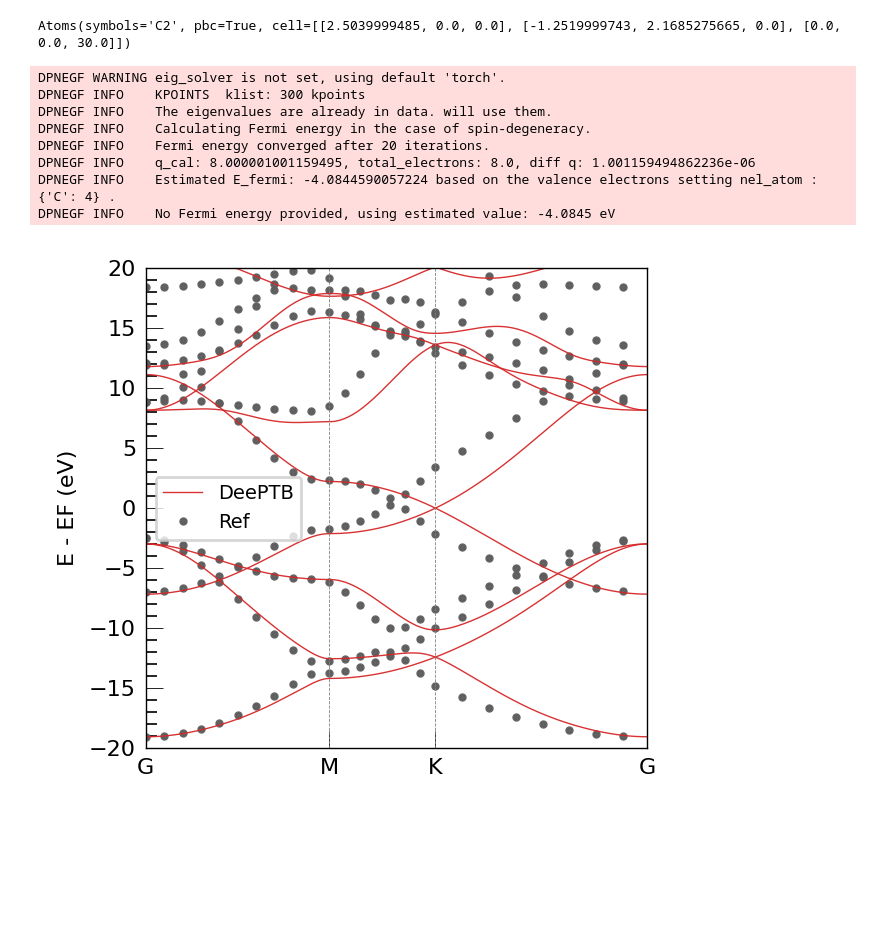
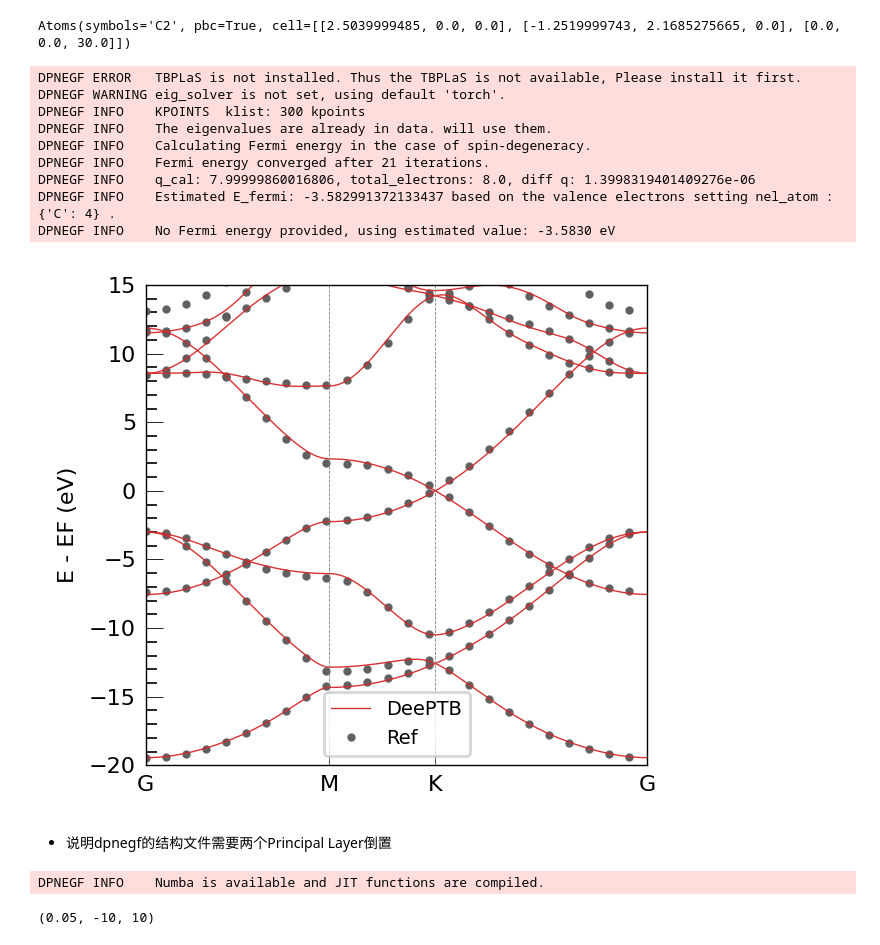
Before and after one commit to DeePTB-Lab/dpnegf, a Jupyter notebook: docs/hands_on/tutorial2_2d_mat.ipynb, the cells around one changed output. Cells and saved outputs as stored; diff of their text form; code cells hidden in the pictures; blank space fills up the shorter version.

```diff
--- a/docs/hands_on/tutorial2_2d_mat.ipynb
+++ b/docs/hands_on/tutorial2_2d_mat.ipynb
@@ -27,7 +48,7 @@ import logging
 from pathlib import Path
 
 
-results_path = '../band_plot'
+results_path = 'band_plot_api'
 log_path = os.path.join(results_path, 'log')
 log_level = logging.INFO
 set_log_handles(log_level, Path(log_path) if log_path else None)
@@ -60,39 +97,56 @@ import shutil
 
 task_options = {
         "task": "band",
         "kline_type":"abacus",
         "kpath":[
                 [0, 0, 0, 110],
-                [0.5, 0, 0, 84],
-                [0.3333333, 0.3333333, 0, 95],
+                [0.5, 0, 0, 62],
+                [0.3333333, 0.3333333, 0, 127],
                 [0, 0, 0, 1]
                 ],
         "klabels":["G", "M", "K", "G"],
         "emin":-20,
-        "emax": 20,
+        "emax": 15,
         "nel_atom":{"C": 4},
-        "ref_band": "/personal/zjj/transiesta_cal/graphene_formal/dptb_train_input/data/data_graphene_siesta2/eigs.npy"
+        "ref_band": "./train/data/kpath.0/eigenvalues.npy"
 
        }
 
 if os.path.isdir(results_path):
     shutil.rmtree(results_path, ignore_errors=True)
 
 band = Band(model, results_path)
 AtomicData_options = { "pbc": True}
 band.get_bands(data = atoms,
                kpath_kwargs = task_options,
                AtomicData_options = AtomicData_options)
 band.band_plot(emin = task_options['emin'],
                emax = task_options['emax'],
                ref_band = task_options['ref_band'],)
 # %% [output]
+DPNEGF ERROR   TBPLaS is not installed. Thus the TBPLaS is not available, Please install it first.
 DPNEGF WARNING eig_solver is not set, using default 'torch'.
 DPNEGF INFO    KPOINTS  klist: 300 kpoints
 DPNEGF INFO    The eigenvalues are already in data. will use them.
 DPNEGF INFO    Calculating Fermi energy in the case of spin-degeneracy.
-DPNEGF INFO    Fermi energy converged after 20 iterations.
-DPNEGF INFO    q_cal: 8.000001001159495, total_electrons: 8.0, diff q: 1.001159494862236e-06
-DPNEGF INFO    Estimated E_fermi: -4.0844590057224 based on the valence electrons setting nel_atom : {'C': 4} .
-DPNEGF INFO    No Fermi energy provided, using estimated value: -4.0845 eV
+DPNEGF INFO    Fermi energy converged after 21 iterations.
+DPNEGF INFO    q_cal: 7.99999860016806, total_electrons: 8.0, diff q: 1.3998319401409276e-06
+DPNEGF INFO    Estimated E_fermi: -3.582991372133437 based on the valence electrons setting nel_atom : {'C': 4} .
+DPNEGF INFO    No Fermi energy provided, using estimated value: -3.5830 eV
-[figure, old version]
+[figure, new version]
+# %% [markdown]
+- 说明dpnegf的结构文件需要两个Principal Layer倒置
+# %%
+try:
+    from dpnegf.runner.NEGF import NEGF
+except ImportError as e:
+    raise ImportError("dpnegf not found. Please install firstly.") from e
+
+import json
+negf_input_file =  "negf.json"
+structure =  "stru_negf.xyz"
+
+with open(negf_input_file, "r") as f:
+    negf_json = json.load(f)
+# %% [output]
+DPNEGF INFO    Numba is available and JIT functions are compiled.
@@ -98,0 +156,5 @@ DPNEGF INFO    No Fermi energy provided, using estimated value: -4.0845 eV
+# %%
+# Energy step and range for transmission calculation
+negf_json['task_options']['espacing'], negf_json['task_options']['emin'], negf_json['task_options']['emax']
+# %% [output]
+(0.05, -10, 10)
```
Also changed, not shown: parts of 30 cells of this notebook.
